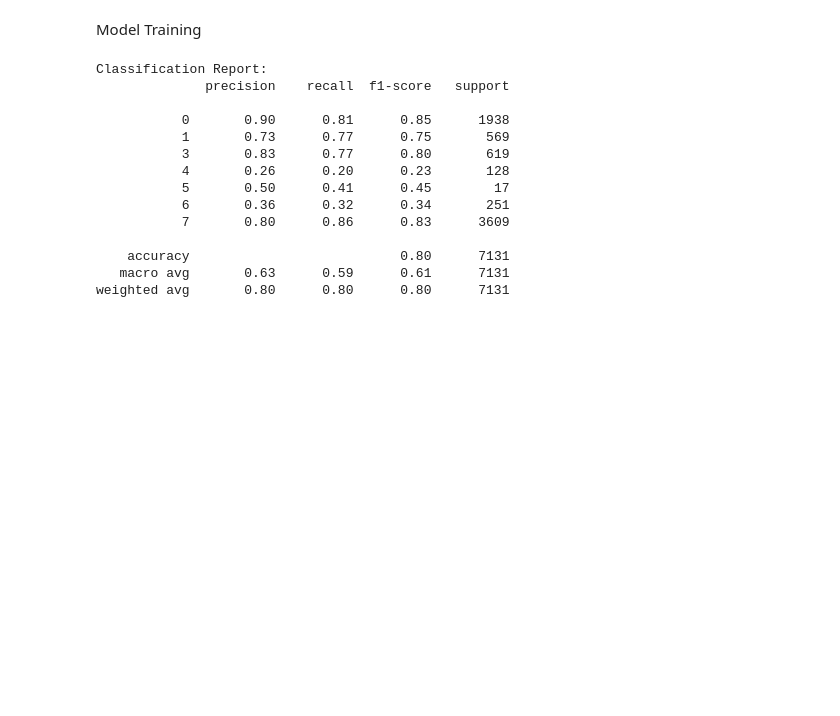
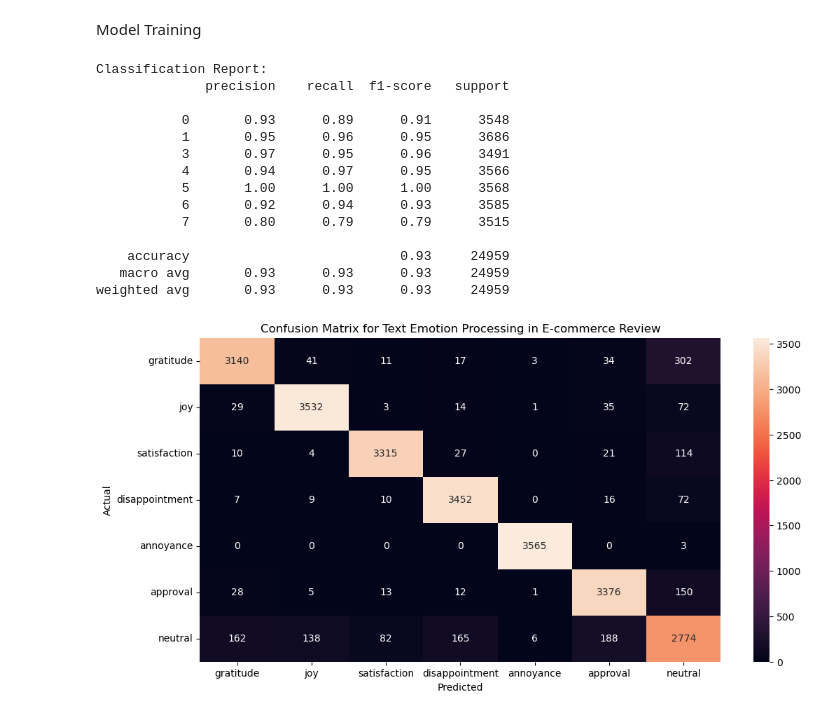
Before and after one commit to Jryx0701/Empathic_Model_E-Commerce_review, a Jupyter notebook: Empathic_Summative.ipynb, the cells around one changed output. Drawn from its saved outputs; the diff is of its cells as text; code cells hidden in the pictures; blank space fills up the shorter version.

Commit message:
Version_1 Model

```diff
--- a/Empathic_Summative.ipynb
+++ b/Empathic_Summative.ipynb
@@ -118,10 +119,14 @@ from sklearn.tree import DecisionTreeClassifier
 from sklearn.metrics import classification_report
 from sklearn.preprocessing import StandardScaler
 from imblearn.over_sampling import SMOTE
+from sklearn.linear_model import LogisticRegression
 
 vectorizer = TfidfVectorizer(stop_words = 'english')
 review_x = vectorizer.fit_transform(data_final['review_cleaned'])
 label_y = data_final['emotion_label']
+#------------------APPLY SMOTE-----------------------
+sm = SMOTE(random_state=42)
+review_x,label_y = sm.fit_resample(review_x,label_y)
 
 X_train, X_test, y_train, y_test = train_test_split(review_x,label_y, test_size = 0.3, random_state= 42)
 #--------------apply DecisionTreeClassifier-----------
@@ -136,14 +141,26 @@ print(classification_report(y_test,y_pred))
 Classification Report:
               precision    recall  f1-score   support
 
-           0       0.90      0.81      0.85      1938
-           1       0.73      0.77      0.75       569
-           3       0.83      0.77      0.80       619
-           4       0.26      0.20      0.23       128
-           5       0.50      0.41      0.45        17
-           6       0.36      0.32      0.34       251
-           7       0.80      0.86      0.83      3609
+           0       0.93      0.89      0.91      3548
+           1       0.95      0.96      0.95      3686
+           3       0.97      0.95      0.96      3491
+           4       0.94      0.97      0.95      3566
+           5       1.00      1.00      1.00      3568
+           6       0.92      0.94      0.93      3585
+           7       0.80      0.79      0.79      3515
 
-    accuracy                           0.80      7131
-   macro avg       0.63      0.59      0.61      7131
-weighted avg       0.80      0.80      0.80      7131
+    accuracy                           0.93     24959
+   macro avg       0.93      0.93      0.93     24959
+weighted avg       0.93      0.93      0.93     24959
+# %%
+from sklearn.metrics import confusion_matrix
+cm = confusion_matrix(y_test,y_pred, labels = [0,1,3,4,5,6,7])
+
+plt.figure(figsize=(12,6))
+sns.heatmap(cm, annot = True,fmt='d',xticklabels=['gratitude','joy','satisfaction','disappointment','annoyance','approval','neutral'],yticklabels=['gratitude','joy','satisfaction','disappointment','annoyance','approval','neutral'])
+plt.xlabel('Predicted')
+plt.ylabel('Actual')
+plt.title('Confusion Matrix for Text Emotion Processing in E-commerce Review')
+plt.show()
+# %% [output]
+[figure, added]
```
Also changed, not shown: parts of 4 cells of this notebook.
